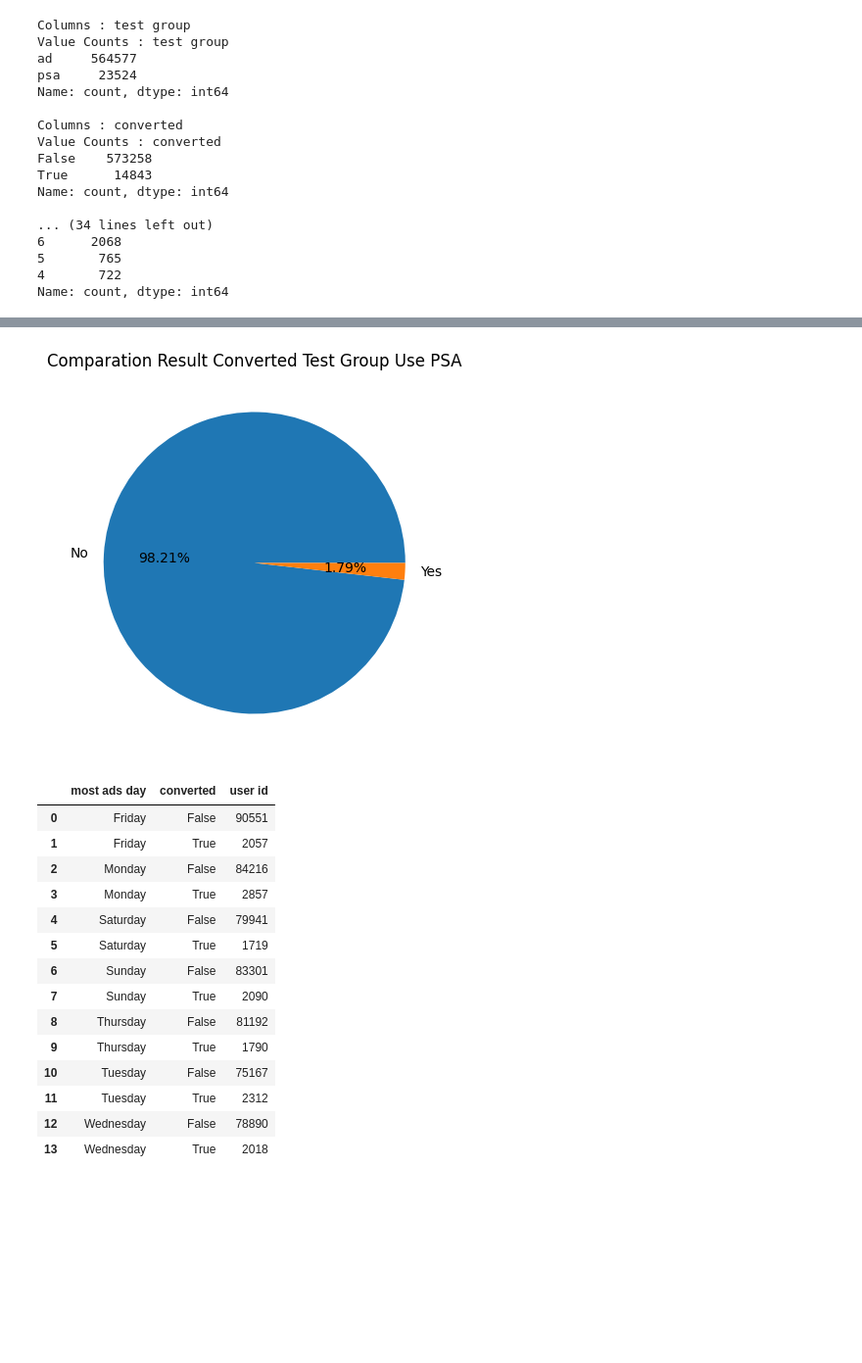
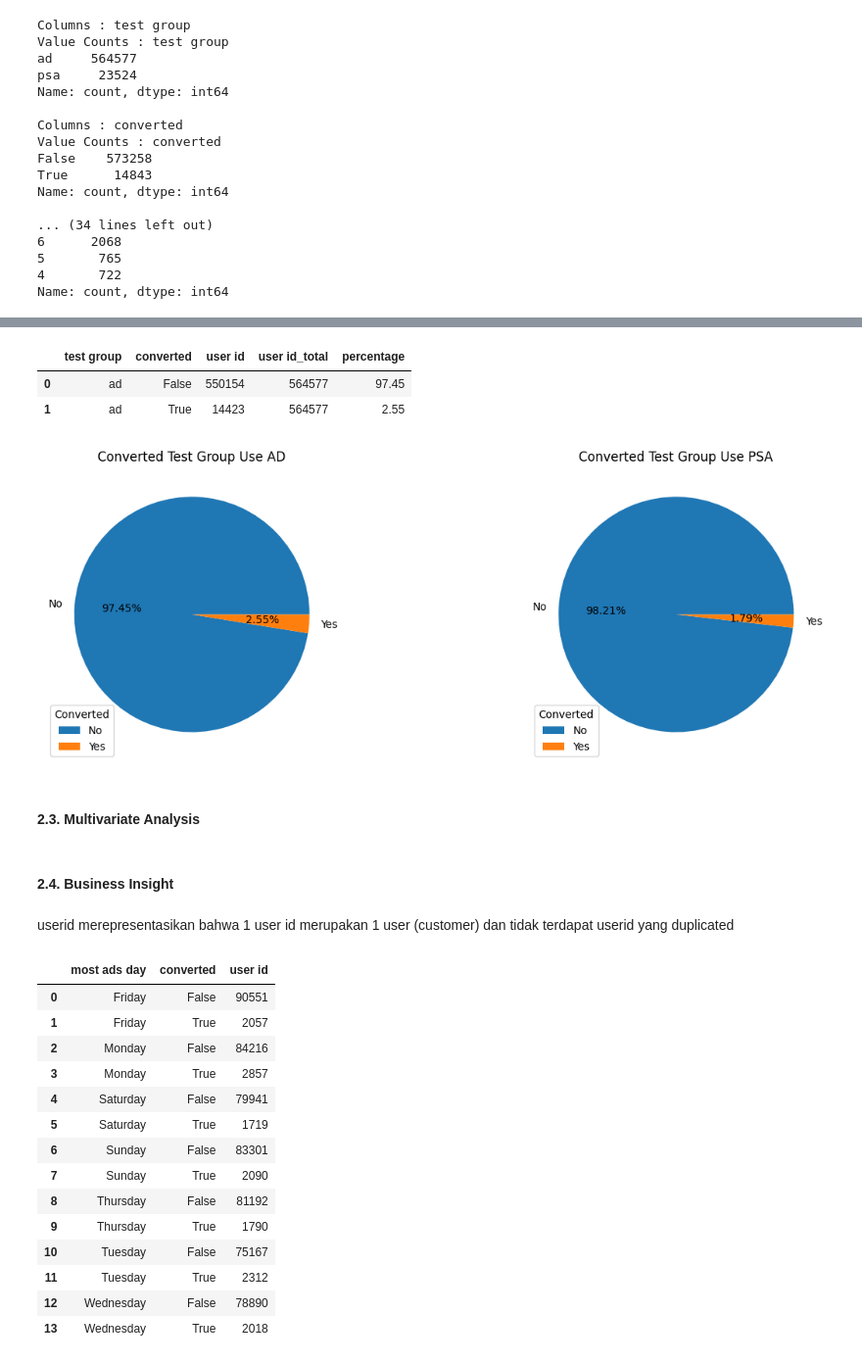
Before and after one commit to AmmarBaasir19/Portfolio, a Jupyter notebook: AB Testing/AB_Testing.ipynb, the cells around one changed output, grey strips where cells are left out. Shown at 98% size. Drawn from its saved outputs; the diff is of its cells as text; code cells hidden in the pictures; blank space fills up the shorter version.

```diff
--- a/AB Testing/AB_Testing.ipynb
+++ b/AB Testing/AB_Testing.ipynb
@@ -182,11 +230,33 @@ plt.show()
-# %%
-plt.figure(figsize=(8, 5))
-plt.pie(df_test_psa['percentage'],
-        labels=df_test_psa['converted'],
-        autopct='%1.2f%%')
-
-plt.title('Comparation Result Converted Test Group Use PSA')
-plt.show()
-# %% [output]
-[figure, removed]
+# %%
+df_uni_ad = df_uni_group1[df_uni_group1['test group'] == 'ad']
+df_uni_ad
+# %% [output]
+|  | test group | converted | user id | user id_total | percentage |
+| 0 | ad | False | 550154 | 564577 | 97.45 |
+| 1 | ad | True | 14423 | 564577 | 2.55 |
+# %%
+label=['No', 'Yes']
+
+fig, ax = plt.subplots(nrows=1, ncols=2, figsize=(15,5))
+ax[0].pie(df_uni_ad['percentage'],
+          labels=label,
+          autopct='%1.2f%%')
+ax[0].set_title('Converted Test Group Use AD')
+ax[0].legend(loc='lower left', title='Converted')
+
+ax[1].pie(df_uni_psa['percentage'],
+          labels=label,
+          autopct='%1.2f%%')
+ax[1].set_title('Converted Test Group Use PSA')
+ax[1].legend(loc='lower left', title='Converted')
+
+plt.show()
+# %% [output]
+[figure, added]
+# %% [markdown]
+#### 2.3. Multivariate Analysis
+# %% [markdown]
+#### 2.4. Business Insight
+# %% [markdown]
+userid merepresentasikan bahwa 1 user id merupakan 1 user (customer) dan tidak terdapat userid yang duplicated
 # %%
```
Also changed, not shown: parts of 62 cells of this notebook.
